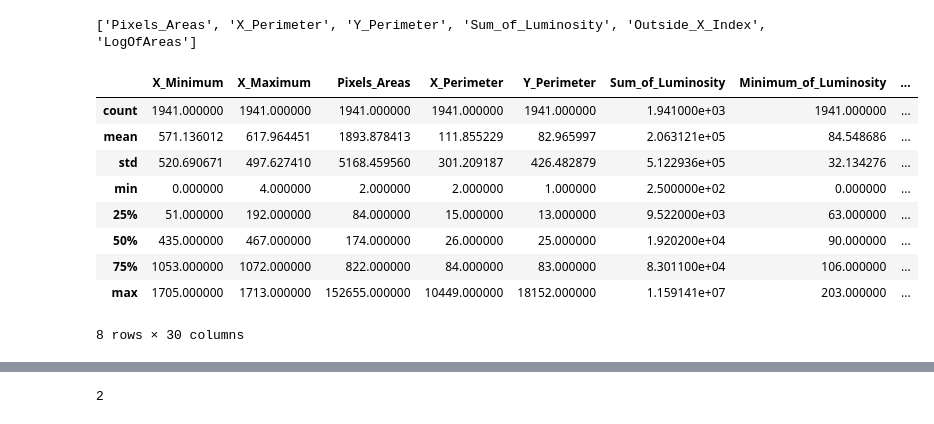
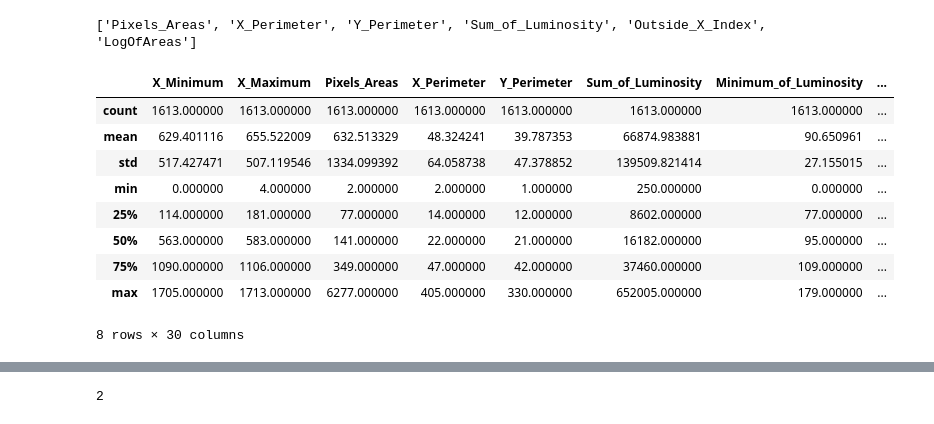
Before and after one commit to AmalAkh/zneus-project-1, a Jupyter notebook: normalization.ipynb, the cells around one changed output, grey strips where cells are left out. Drawn from its saved outputs; the diff is of its cells as text; code cells hidden in the pictures.

```diff
--- a/normalization.ipynb
+++ b/normalization.ipynb
@@ -124,17 +124,17 @@ for idx, col in enumerate(columns_to_check_outliers):
 # %% [output]
 ['Pixels_Areas', 'X_Perimeter', 'Y_Perimeter', 'Sum_of_Luminosity', 'Outside_X_Index', 'LogOfAreas']
 # %%
-df = df.drop(columns=["Y_Minimum", "Y_Maximum", "Edges_Index", "Empty_Index"], errors="ignore")
-df.describe()
+df_clean = df_clean.drop(columns=["Y_Minimum", "Y_Maximum", "Edges_Index", "Empty_Index"], errors="ignore")
+df_clean.describe()
 # %% [output]
 |  | X_Minimum | X_Maximum | Pixels_Areas | X_Perimeter | Y_Perimeter | Sum_of_Luminosity | Minimum_of_Luminosity | ... |
-| count | 1941.000000 | 1941.000000 | 1941.000000 | 1941.000000 | 1941.000000 | 1.941000e+03 | 1941.000000 | ... |
-| mean | 571.136012 | 617.964451 | 1893.878413 | 111.855229 | 82.965997 | 2.063121e+05 | 84.548686 | ... |
-| std | 520.690671 | 497.627410 | 5168.459560 | 301.209187 | 426.482879 | 5.122936e+05 | 32.134276 | ... |
-| min | 0.000000 | 4.000000 | 2.000000 | 2.000000 | 1.000000 | 2.500000e+02 | 0.000000 | ... |
-| 25% | 51.000000 | 192.000000 | 84.000000 | 15.000000 | 13.000000 | 9.522000e+03 | 63.000000 | ... |
-| 50% | 435.000000 | 467.000000 | 174.000000 | 26.000000 | 25.000000 | 1.920200e+04 | 90.000000 | ... |
-| 75% | 1053.000000 | 1072.000000 | 822.000000 | 84.000000 | 83.000000 | 8.301100e+04 | 106.000000 | ... |
-| max | 1705.000000 | 1713.000000 | 152655.000000 | 10449.000000 | 18152.000000 | 1.159141e+07 | 203.000000 | ... |
+| count | 1613.000000 | 1613.000000 | 1613.000000 | 1613.000000 | 1613.000000 | 1613.000000 | 1613.000000 | ... |
+| mean | 629.401116 | 655.522009 | 632.513329 | 48.324241 | 39.787353 | 66874.983881 | 90.650961 | ... |
+| std | 517.427471 | 507.119546 | 1334.099392 | 64.058738 | 47.378852 | 139509.821414 | 27.155015 | ... |
+| min | 0.000000 | 4.000000 | 2.000000 | 2.000000 | 1.000000 | 250.000000 | 0.000000 | ... |
+| 25% | 114.000000 | 181.000000 | 77.000000 | 14.000000 | 12.000000 | 8602.000000 | 77.000000 | ... |
+| 50% | 563.000000 | 583.000000 | 141.000000 | 22.000000 | 21.000000 | 16182.000000 | 95.000000 | ... |
+| 75% | 1090.000000 | 1106.000000 | 349.000000 | 47.000000 | 42.000000 | 37460.000000 | 109.000000 | ... |
+| max | 1705.000000 | 1713.000000 | 6277.000000 | 405.000000 | 330.000000 | 652005.000000 | 179.000000 | ... |
 8 rows × 30 columns
 # %%
```
Also changed, not shown: parts of 14 cells of this notebook, 2 other files.
